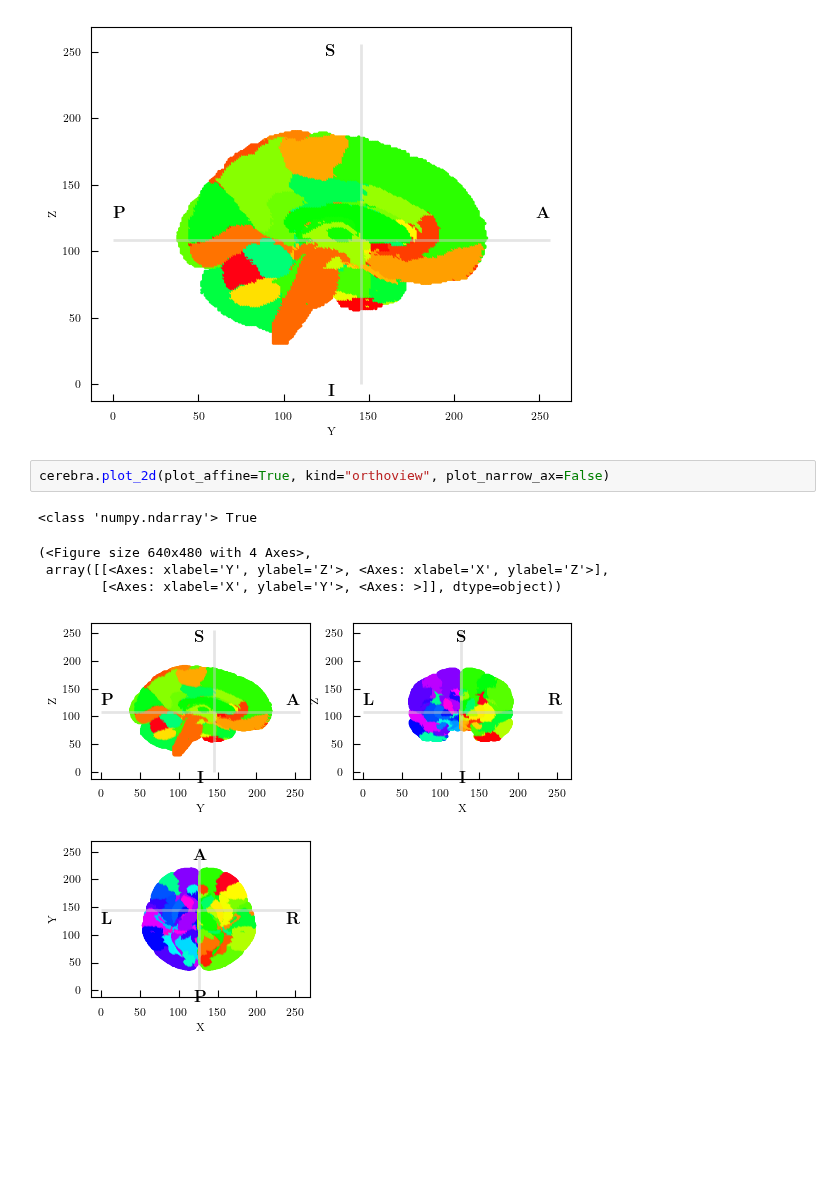
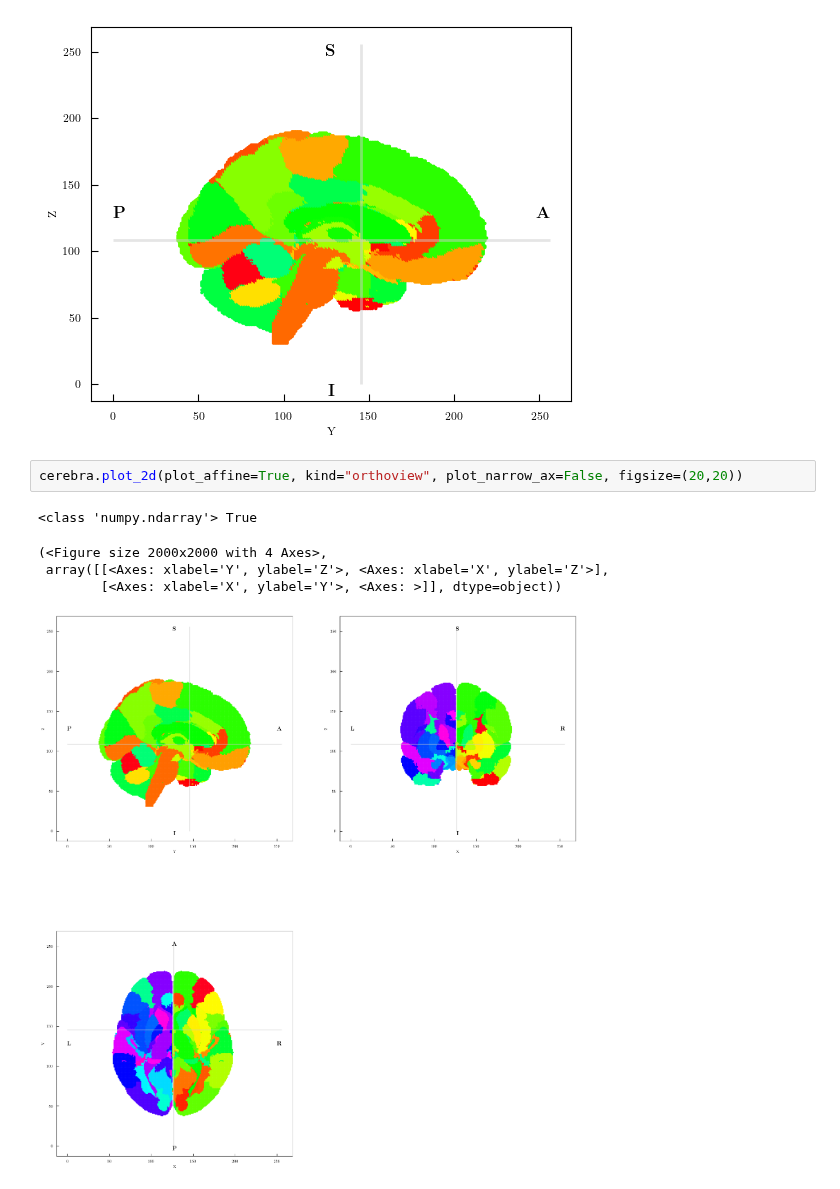
Before and after one commit to kdotdot/cerebra_atlas_python, a Jupyter notebook: examples/2d_plot.ipynb, the cells around one changed output. Drawn from its saved outputs; the diff is of its cells as text; blank space fills up the shorter version.

```diff
--- a/examples/2d_plot.ipynb
+++ b/examples/2d_plot.ipynb
@@ -7,10 +7,10 @@ cerebra.plot_2d(plot_affine=True, plot_narrow_ax=False)
 (<Figure size 640x480 with 1 Axes>, <Axes: xlabel='Y', ylabel='Z'>)
 [figure]
 # %%
-cerebra.plot_2d(plot_affine=True, kind="orthoview", plot_narrow_ax=False)
+cerebra.plot_2d(plot_affine=True, kind="orthoview", plot_narrow_ax=False, figsize=(20,20))
 # %% [output]
 <class 'numpy.ndarray'> True
-(<Figure size 640x480 with 4 Axes>,
+(<Figure size 2000x2000 with 4 Axes>,
  array([[<Axes: xlabel='Y', ylabel='Z'>, <Axes: xlabel='X', ylabel='Z'>],
         [<Axes: xlabel='X', ylabel='Y'>, <Axes: >]], dtype=object))
-[figure, old version]
+[figure, new version]
```
Also changed, not shown: 26 other files.
